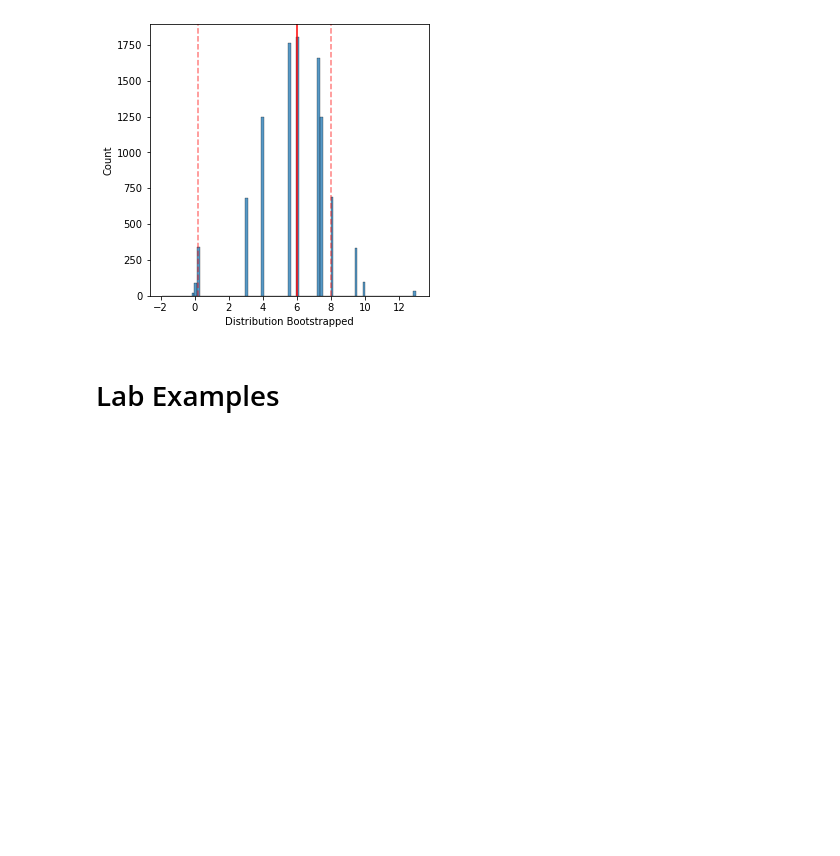
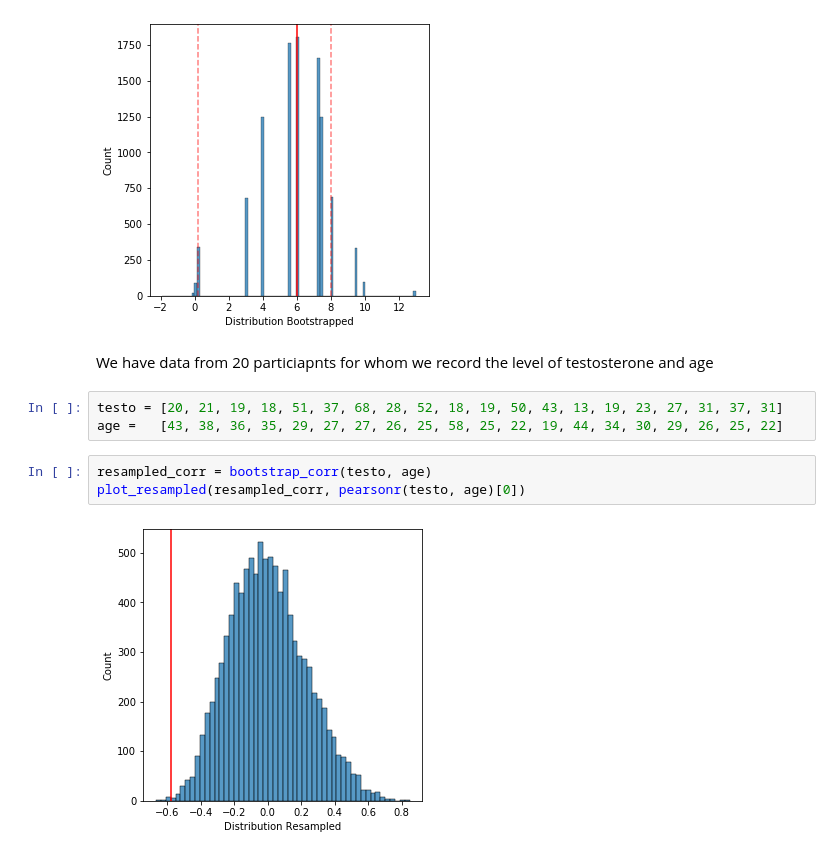
Before and after one commit to vb690/modules_comp_neuro_2021, a Jupyter notebook: advanced_quantitative_methods/units/6_resampling_bootsrapping/unit_6_lab_assignement.ipynb, the cells around one changed output. Drawn from its saved outputs; the diff is of its cells as text; blank space fills up the shorter version.

```diff
--- a/advanced_quantitative_methods/units/6_resampling_bootsrapping/unit_6_lab_assignement.ipynb
+++ b/advanced_quantitative_methods/units/6_resampling_bootsrapping/unit_6_lab_assignement.ipynb
@@ -218,5 +233,13 @@ boostrapped_median = bootstrap_statistic(diffs)
 plot_bootstrapped(boostrapped_median, np.median(diffs))
 # %% [output]
 [figure]
-# %% [markdown]
-# Lab Examples
+# %% [markdown]
+We have data from 20 particiapnts for whom we record the level of testosterone and age
+# %%
+testo = [20, 21, 19, 18, 51, 37, 68, 28, 52, 18, 19, 50, 43, 13, 19, 23, 27, 31, 37, 31]
+age =   [43, 38, 36, 35, 29, 27, 27, 26, 25, 58, 25, 22, 19, 44, 34, 30, 29, 26, 25, 22]
+# %%
+resampled_corr = bootstrap_corr(testo, age)
+plot_resampled(resampled_corr, pearsonr(testo, age)[0])
+# %% [output]
+[figure, added]
```
Also changed, not shown: parts of 2 cells of this notebook, 1 other file.
